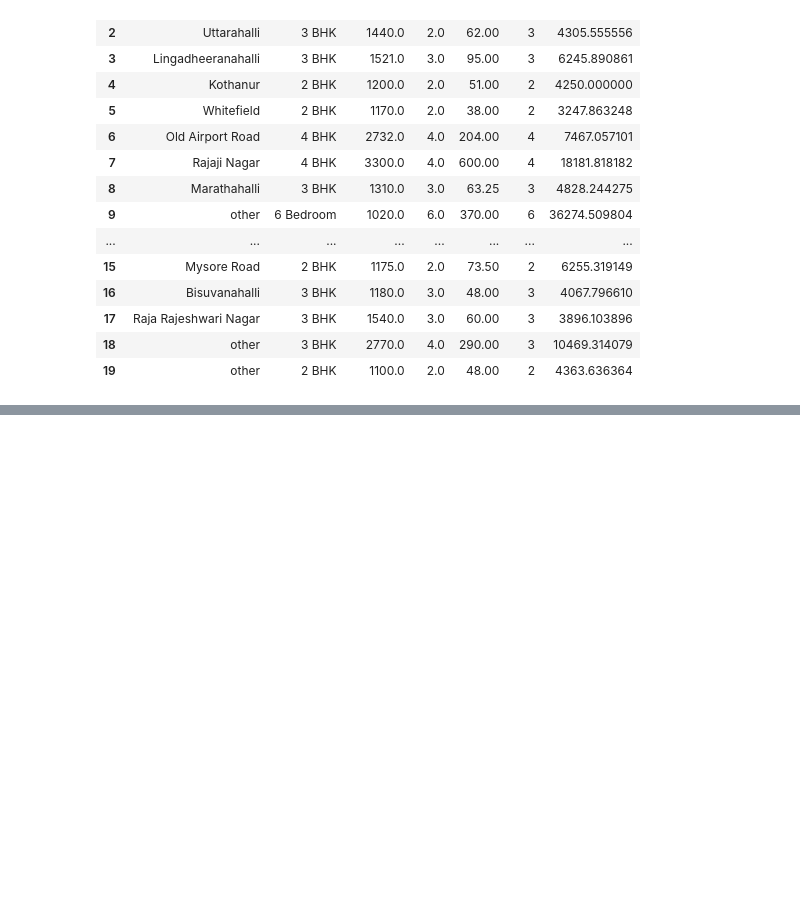
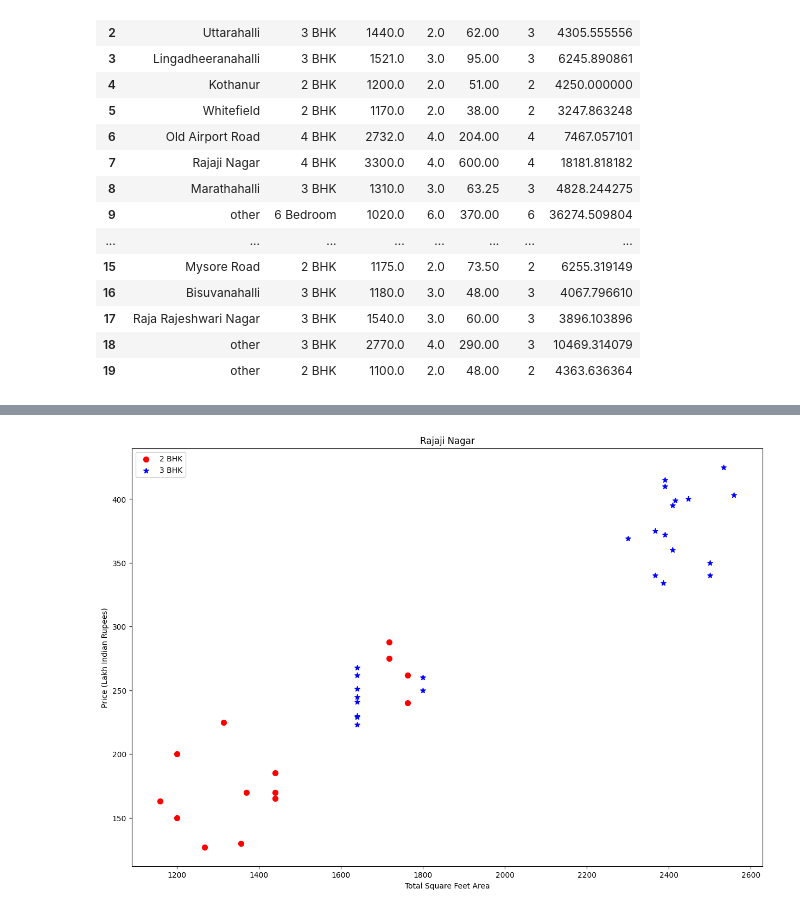
Before and after one commit to rudrapatel001/House_Price_Prediction, a Jupyter notebook: model.ipynb, the cells around one changed output, grey strips where cells are left out. Saved outputs shown, nothing was run; the diff lists cells and outputs as text; code cells hidden in the pictures; blank space fills up the shorter version.

```diff
--- a/model.ipynb
+++ b/model.ipynb
@@ -262,0 +347,4 @@ df5.head(20)
+# %%
+plot_scatter_chart(df8,"Rajaji Nagar")
+# %% [output]
+[figure, added]
```
Also changed, not shown: parts of 27 cells of this notebook, 2 other files.
